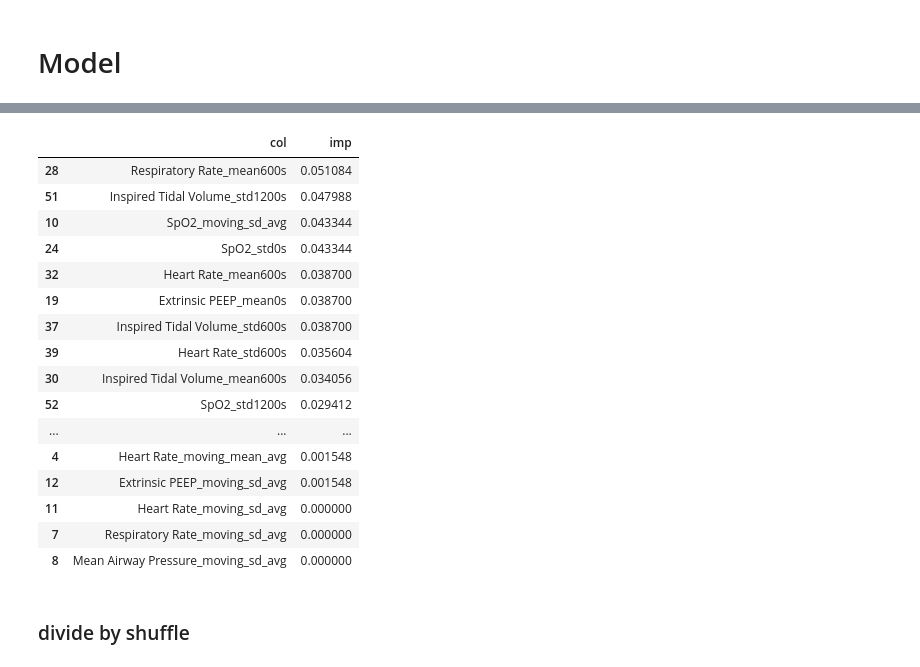
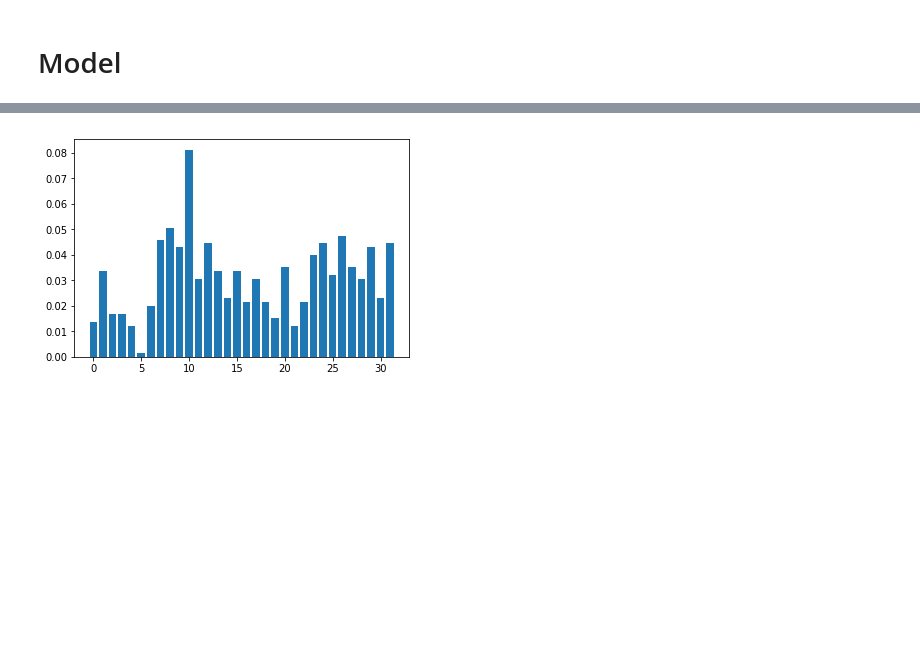
Before and after one commit to fooljames/ml-med, a Jupyter notebook: 2018.01.21.ipynb, the cells around one changed output, grey strips where cells are left out. Saved outputs shown, nothing was run; the diff lists cells and outputs as text; code cells hidden in the pictures; blank space fills up the shorter version.

```diff
--- a/2018.01.21.ipynb
+++ b/2018.01.21.ipynb
@@ -461,0 +192,2 @@ dtype: int64
+# %%
+data_2 = data_2[data_2['SpO2'].isnull() == False]
@@ -731,0 +299,12 @@ Model.fit(num_round)
+# %%
+x_train = x_train[0]
+y_train = y_train[0]
+x_test = x_test[0]
+y_test = y_test[0]
+
+resampled_idx = under_sampling(y_train, 0.2)
+x_resampled, y_resampled = x_train[resampled_idx], y_train[resampled_idx]
+
+#sm = SMOTE(random_state = seed, ratio = 0.5)  # class ratio of 1
+#x_resamp, y_resamp = sm.fit_sample(x_resampled, y_resampled)
+#print(y_train.value_counts(), np.bincount(y_resamp))
@@ -731,0 +317,26 @@ Model.fit(num_round)
+# %%
+# Algorithm gradient boosting
+eval_set = [(x_test, y_test)]
+clf = XGBClassifier()
+clf.fit(x_resampled, y_resampled, early_stopping_rounds = 10, eval_metric = ["auc"], eval_set = eval_set, verbose = True)
+print(clf)
+
+y_pred = clf.predict(x_test)
+prediction = [round(value) for value in y_pred]
+
+accuracy = accuracy_score(y_test, prediction)
+print("Accuracy: %.2f%%" %(accuracy * 100.0))
+
+results = clf.evals_result()
+epochs = len(results['validation_0']['auc'])
+x_axis = range(0, epochs)
+
+# plot log loss
+"""import matplotlib.pyplot as pyplot
+fig, ax = pyplot.subplots()
+ax.plot(x_axis, results['validation_0']['auc'], label='Train')
+ax.plot(x_axis, results['validation_1']['auc'], label='Test')
+ax.legend()
+pyplot.ylabel('AUC')
+pyplot.title('XGBoost AUC')
+pyplot.show()"""
@@ -732 +362,7 @@ Model.fit(num_round)
+# %%
+import matplotlib.pyplot as pyplot
+pyplot.bar(range(len(clf.feature_importances_)), clf.feature_importances_)
+pyplot.show()
+# %% [output]
+[figure, added]
 # %%
@@ -736,22 +369,0 @@ feature_imp.to_csv('feature_imp.csv')
-# %%
-feature_imp
-# %% [output]
-|  | col | imp |
-| 28 | Respiratory Rate_mean600s | 0.051084 |
-| 51 | Inspired Tidal Volume_std1200s | 0.047988 |
-| 10 | SpO2_moving_sd_avg | 0.043344 |
-| 24 | SpO2_std0s | 0.043344 |
-| 32 | Heart Rate_mean600s | 0.038700 |
-| 19 | Extrinsic PEEP_mean0s | 0.038700 |
-| 37 | Inspired Tidal Volume_std600s | 0.038700 |
-| 39 | Heart Rate_std600s | 0.035604 |
-| 30 | Inspired Tidal Volume_mean600s | 0.034056 |
-| 52 | SpO2_std1200s | 0.029412 |
-| ... | ... | ... |
-| 4 | Heart Rate_moving_mean_avg | 0.001548 |
-| 12 | Extrinsic PEEP_moving_sd_avg | 0.001548 |
-| 11 | Heart Rate_moving_sd_avg | 0.000000 |
-| 7 | Respiratory Rate_moving_sd_avg | 0.000000 |
-| 8 | Mean Airway Pressure_moving_sd_avg | 0.000000 |
-# %% [markdown]
-### divide by shuffle
```
Also changed, not shown: parts of 66 cells of this notebook, 2 other files.
